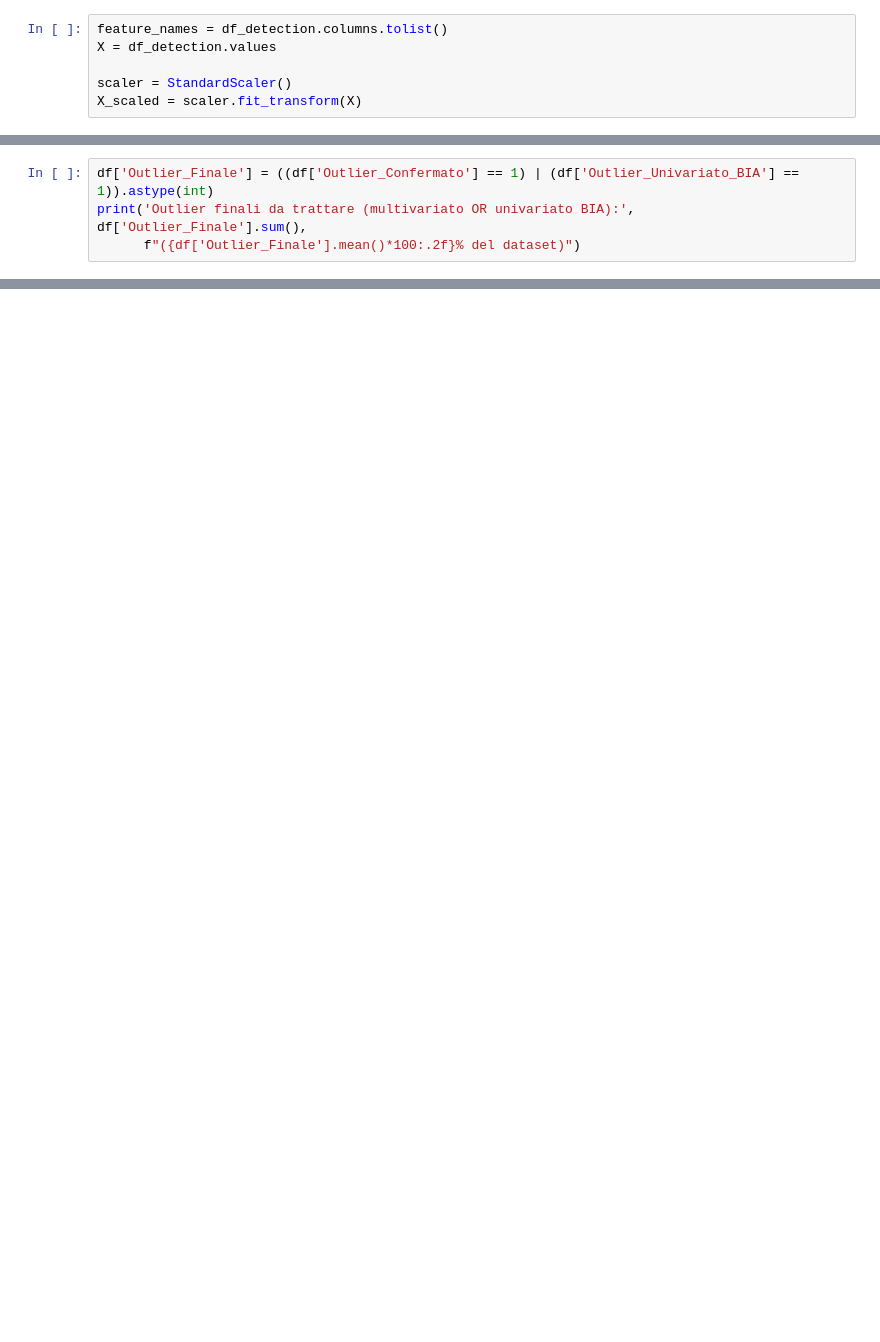
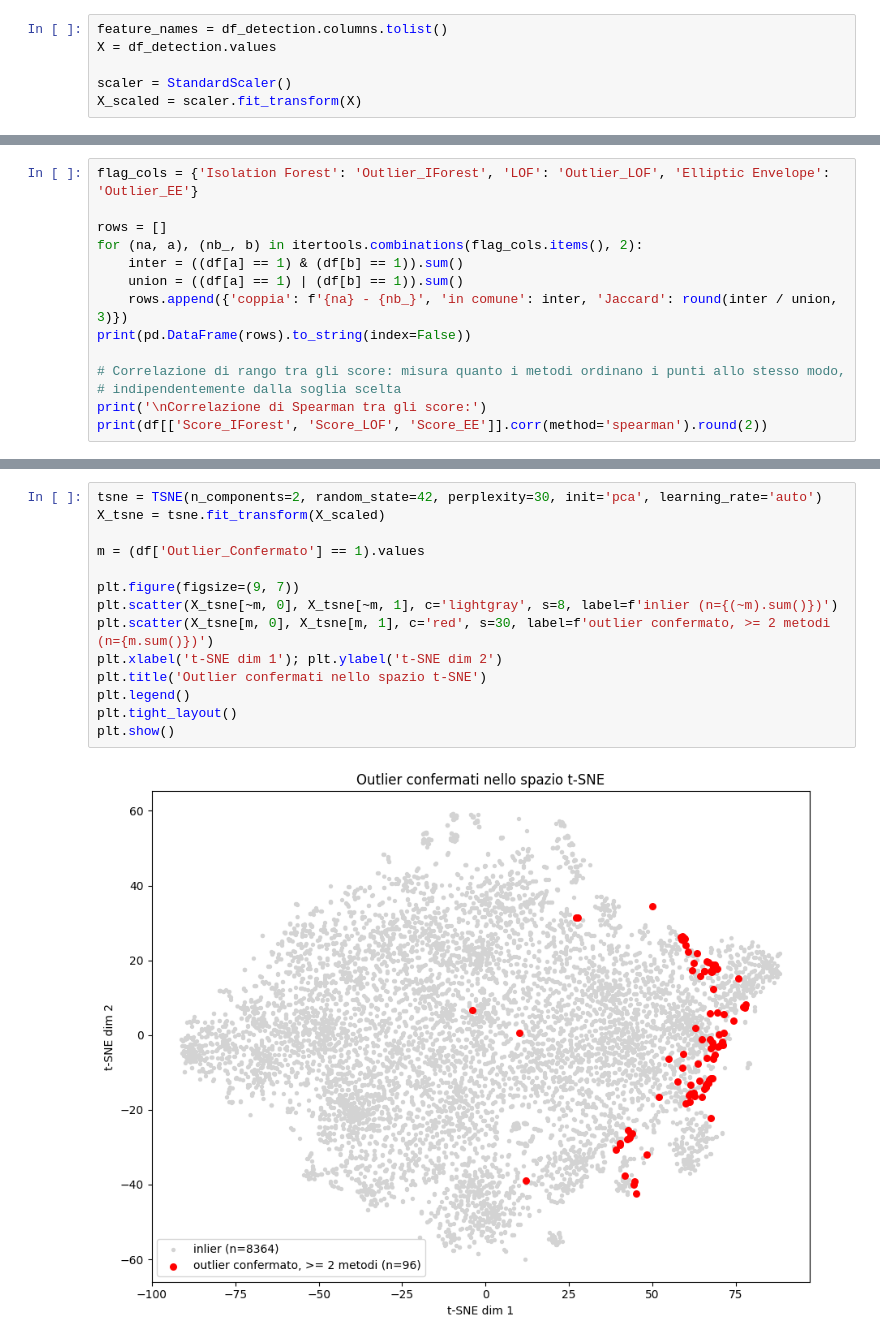
Before and after one commit to pietrogagliardi733/DATA-MINING-2-, a Jupyter notebook: OUTLIER_DETECTION/OUTLIER_DETECTION.ipynb, the cells around one changed output, grey strips where cells are left out. Drawn from its saved outputs; the diff is of its cells as text; blank space fills up the shorter version.

```diff
--- a/OUTLIER_DETECTION/OUTLIER_DETECTION.ipynb
+++ b/OUTLIER_DETECTION/OUTLIER_DETECTION.ipynb
@@ -187,4 +62,0 @@ Nuovi (mancati dalla detection multivariata): 69
-# %%
-df['Outlier_Finale'] = ((df['Outlier_Confermato'] == 1) | (df['Outlier_Univariato_BIA'] == 1)).astype(int)
-print('Outlier finali da trattare (multivariato OR univariato BIA):', df['Outlier_Finale'].sum(),
-      f"({df['Outlier_Finale'].mean()*100:.2f}% del dataset)")
@@ -360,0 +116,14 @@ Salvato.
+# %%
+flag_cols = {'Isolation Forest': 'Outlier_IForest', 'LOF': 'Outlier_LOF', 'Elliptic Envelope': 'Outlier_EE'}
+
+rows = []
+for (na, a), (nb_, b) in itertools.combinations(flag_cols.items(), 2):
+    inter = ((df[a] == 1) & (df[b] == 1)).sum()
+    union = ((df[a] == 1) | (df[b] == 1)).sum()
+    rows.append({'coppia': f'{na} - {nb_}', 'in comune': inter, 'Jaccard': round(inter / union, 3)})
+print(pd.DataFrame(rows).to_string(index=False))
+
+# Correlazione di rango tra gli score: misura quanto i metodi ordinano i punti allo stesso modo,
+# indipendentemente dalla soglia scelta
+print('\nCorrelazione di Spearman tra gli score:')
+print(df[['Score_IForest', 'Score_LOF', 'Score_EE']].corr(method='spearman').round(2))
@@ -360,0 +236,16 @@ Salvato.
+# %%
+tsne = TSNE(n_components=2, random_state=42, perplexity=30, init='pca', learning_rate='auto')
+X_tsne = tsne.fit_transform(X_scaled)
+
+m = (df['Outlier_Confermato'] == 1).values
+
+plt.figure(figsize=(9, 7))
+plt.scatter(X_tsne[~m, 0], X_tsne[~m, 1], c='lightgray', s=8, label=f'inlier (n={(~m).sum()})')
+plt.scatter(X_tsne[m, 0], X_tsne[m, 1], c='red', s=30, label=f'outlier confermato, >= 2 metodi (n={m.sum()})')
+plt.xlabel('t-SNE dim 1'); plt.ylabel('t-SNE dim 2')
+plt.title('Outlier confermati nello spazio t-SNE')
+plt.legend()
+plt.tight_layout()
+plt.show()
+# %% [output]
+[figure, added]
```
Also changed, not shown: parts of 55 cells of this notebook, 1 other file.
